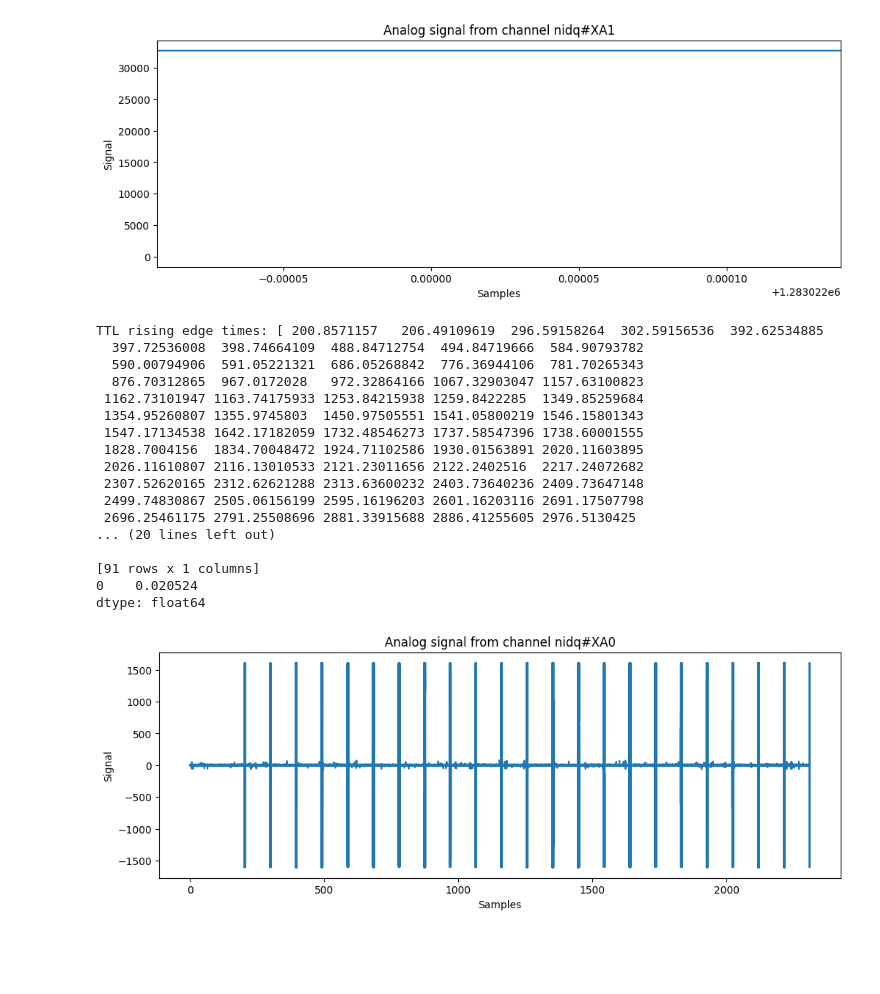
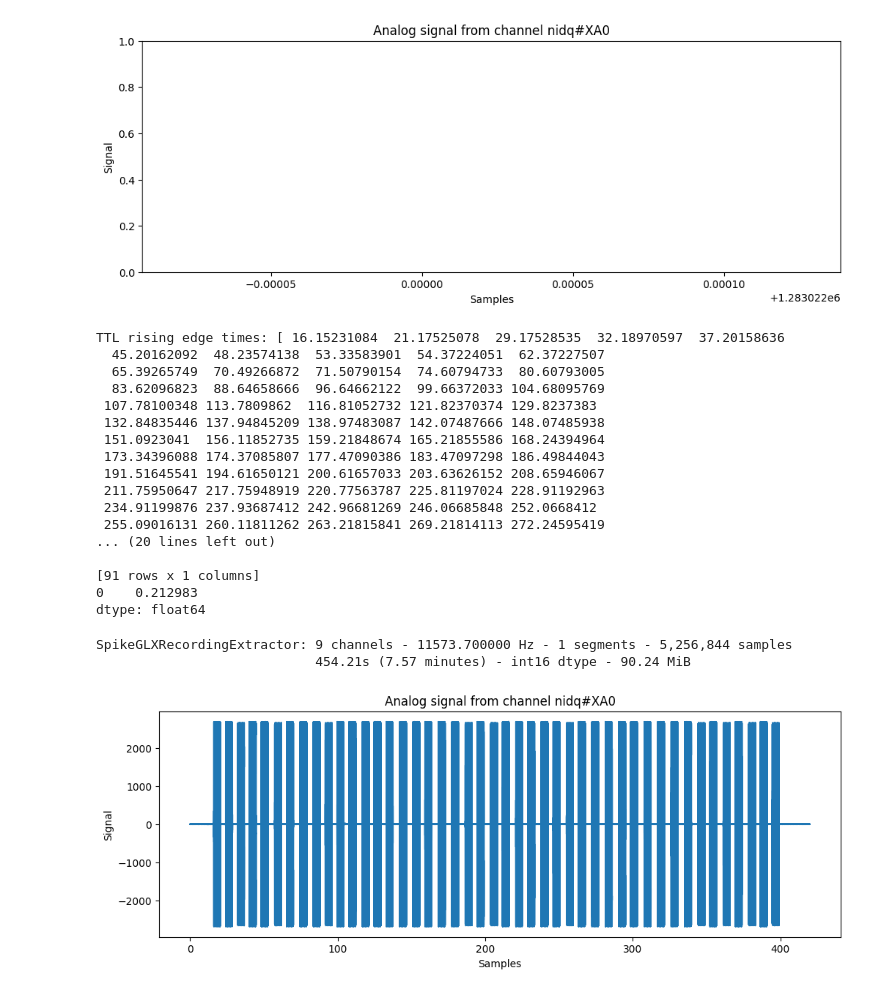
Before and after one commit to FlorianFrei/Phd_Letzkus, a Jupyter notebook: TTL_timing.ipynb, the cells around one changed output. Cells and saved outputs as stored; diff of their text form; code cells hidden in the pictures; blank space fills up the shorter version.

```diff
--- a/TTL_timing.ipynb
+++ b/TTL_timing.ipynb
@@ -9,7 +9,10 @@ import pandas as pd
 
 
 
-basefolder="D:/3556-17/3556-17_recall_g0"
+basefolder=r"D:\3198-51_g1"
+base_path = Path(basefolder)
+
+
 
 
 event =  si.read_spikeglx(basefolder, stream_id='nidq', load_sync_channel=False)
@@ -78,12 +82,12 @@ TTL edge times saved to 'ttl_edge_times.csv'
 # %%
 
 # Get sampling frequency
-channel_idx =1# or 1, 2, etc., depending on which channel you want
+channel_idx =0# or 1, 2, etc., depending on which channel you want
 channel_id = event.get_channel_ids()[channel_idx]
 
 # Get trace from that single channel (e.g., first 5 seconds)
 sf = event.get_sampling_frequency()
-duration = 1000# seconds
+duration = 100# seconds
 trace = event.get_traces(
     start_frame=0,
     end_frame=int(sf * duration),
@@ -98,10 +102,10 @@ plt.title(f"Analog signal from channel {channel_id}")
 plt.xlabel("Samples")
 plt.ylabel("Signal")
 plt.xlim(110.85668368*sf,110.8566837*sf)
-#plt.ylim(0,100)
+plt.ylim(0,1)
 plt.show()
 # %% [output]
-[figure, old version]
+[figure, new version]
 # %%
 import numpy as np
 channel_ids = event.get_channel_ids()
@@ -118,51 +122,53 @@ rising_times = rising_edges / sf
 print("TTL rising edge times:", rising_times)
 print(len(rising_times))
 df = pd.DataFrame(rising_times)
-#df.to_csv('C:/Users/Freitag/Desktop/soundtry.csv')
+df.to_csv(base_path / "sound_starts.csv")
 print(df)
 print(len(df)/(df.max()-df.min() ) )
 # %% [output]
-TTL rising edge times: [ 200.8571157   206.49109619  296.59158264  302.59156536  392.62534885
-  397.72536008  398.74664109  488.84712754  494.84719666  584.90793782
-  590.00794906  591.05221321  686.05268842  776.36944106  781.70265343
-  876.70312865  967.0172028   972.32864166 1067.32903047 1157.63100823
- 1162.73101947 1163.74175933 1253.84215938 1259.8422285  1349.85259684
- 1354.95260807 1355.9745803  1450.97505551 1541.05800219 1546.15801343
- 1547.17134538 1642.17182059 1732.48546273 1737.58547396 1738.60001555
- 1828.7004156  1834.70048472 1924.71102586 1930.01563891 2020.11603895
- 2026.11610807 2116.13010533 2121.23011656 2122.2402516  2217.24072682
- 2307.52620165 2312.62621288 2313.63600232 2403.73640236 2409.73647148
- 2499.74830867 2505.06156199 2595.16196203 2601.16203116 2691.17507798
- 2696.25461175 2791.25508696 2881.33915688 2886.41255605 2976.5130425
+TTL rising edge times: [ 16.15231084  21.17525078  29.17528535  32.18970597  37.20158636
+  45.20162092  48.23574138  53.33583901  54.37224051  62.37227507
+  65.39265749  70.49266872  71.50790154  74.60794733  80.60793005
+  83.62096823  88.64658666  96.64662122  99.66372033 104.68095769
+ 107.78100348 113.7809862  116.81052732 121.82370374 129.8237383
+ 132.84835446 137.94845209 138.97483087 142.07487666 148.07485938
+ 151.0923041  156.11852735 159.21848674 165.21855586 168.24394964
+ 173.34396088 174.37085807 177.47090386 183.47097298 186.49844043
+ 191.51645541 194.61650121 200.61657033 203.63626152 208.65946067
+ 211.75950647 217.75948919 220.77563787 225.81197024 228.91192963
+ 234.91199876 237.93687412 242.96681269 246.06685848 252.0668412
+ 255.09016131 260.11811262 263.21815841 269.21814113 272.24595419
 ... (20 lines left out)
 
 [91 rows x 1 columns]
-0    0.020524
+0    0.212983
 dtype: float64
 # %%
 channel_idx =0# or 1, 2, etc., depending on which channel you want
 channel_id = event.get_channel_ids()[channel_idx]
 
 # Get trace from that single channel (e.g., first 5 seconds)
 sf = event.get_sampling_frequency()
-duration = 26738496 # seconds
+duration = 7*11570*60 # seconds
 trace = event.get_traces(
     start_frame=0,
     end_frame=int(duration),
     channel_ids=[channel_id]
 )
-time_axis = np.arange(26738496) / sf
+time_axis = np.arange(7*11570*60) / sf
 # Plot
 plt.figure(figsize=(12, 4))
 plt.plot(time_axis,trace[:, 0])
 plt.title(f"Analog signal from channel {channel_id}")
 plt.xlabel("Samples")
 plt.ylabel("Signal")
 
-
+print(event)
 plt.show()
 # %% [output]
+SpikeGLXRecordingExtractor: 9 channels - 11573.700000 Hz - 1 segments - 5,256,844 samples
+                            454.21s (7.57 minutes) - int16 dtype - 90.24 MiB
-[figure, old version]
+[figure, new version]
 # %%
 import numpy as np
 channel_ids = event.get_channel_ids()
```
Also changed, not shown: parts of 5 cells of this notebook, 9 other files.
